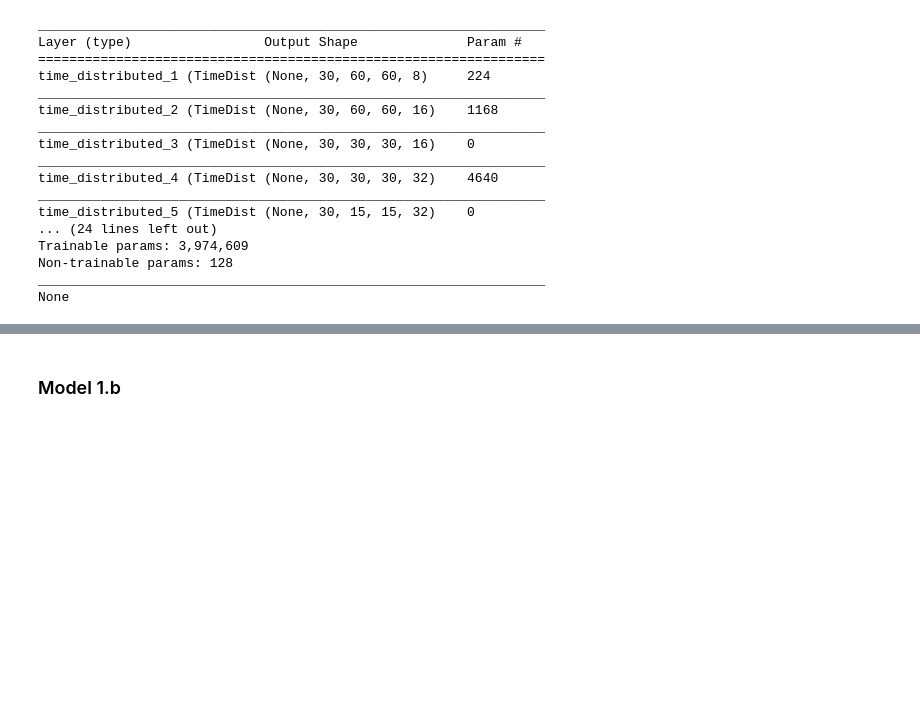
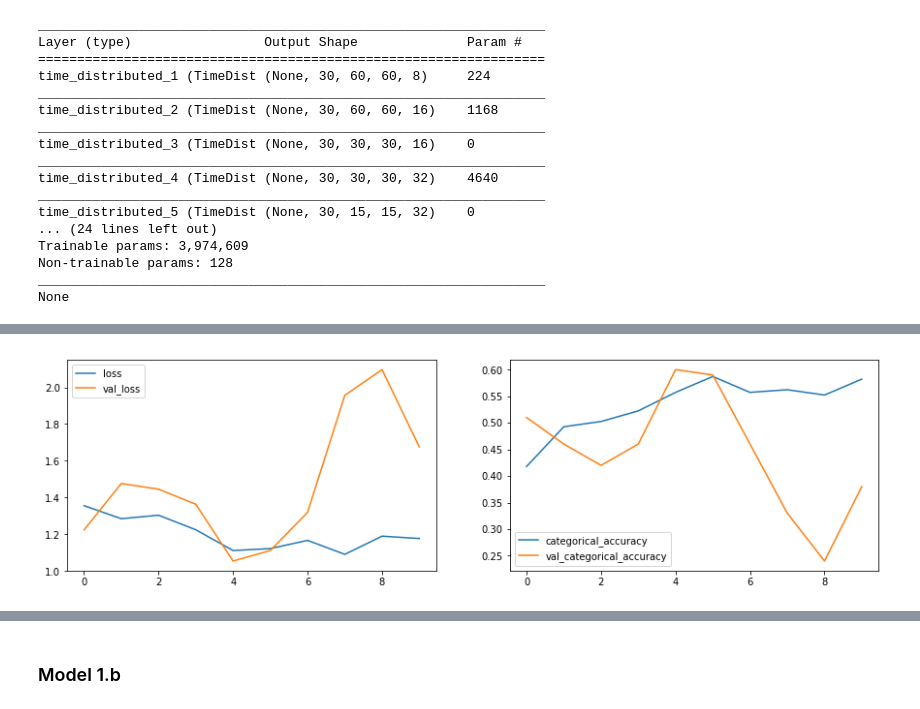
Before and after one commit to acamit/DataScience, a Jupyter notebook: Deep Learning/Gesture Recognition/Neural_Nets_Project_Starter_Code.ipynb, the cells around one changed output, grey strips where cells are left out. Cells and saved outputs as stored; diff of their text form; code cells hidden in the pictures; blank space fills up the shorter version.

```diff
--- a/Deep Learning/Gesture Recognition/Neural_Nets_Project_Starter_Code.ipynb
+++ b/Deep Learning/Gesture Recognition/Neural_Nets_Project_Starter_Code.ipynb
@@ -272,6 +222,6 @@ def fetch_batchdata(source_path, folder_list, batch_num, batch_size, t,validatio
 # %%
 # wrapper generator function. it supports ablation experiment and a flag to decide between training and validation folder
-def generator(source_path, folder_list, batch_size, validation=False,ablation=None, augmentData=True):
+def generator(source_path, folder_list, batch_size, validation=False,ablation=None):
     print( 'Source path = ', source_path, '; batch size =', batch_size)
     if(ablation!=None):
         folder_list=folder_list[:ablation]
@@ -280,20 +230,13 @@ def generator(source_path, folder_list, batch_size, validation=False,ablation=No
         num_batches = len(folder_list)//batch_size # calculate the number of batches
         for batch in range(num_batches): # we iterate over the number of batches
             # you yield the batch_data and the batch_labels, remember what does yield do
-            if(augmentData):
-                yield fetch_aug_batchdata(source_path, folder_list, batch, batch_size, t,validation)
-            else:
-                yield fetch_batchdata(source_path, folder_list, batch, batch_size, t,validation)
 
-
+            yield fetch_aug_batchdata(source_path, folder_list, batch, batch_size, t,validation)
 
         # Code for the remaining data points which are left after full batches
         if (len(folder_list) != batch_size*num_batches):
             batch_size = len(folder_list) - (batch_size*num_batches)
-            if(augmentData):
-                yield fetch_aug_batchdata(source_path, folder_list, batch, batch_size, t,validation)
-            else:
-                yield fetch_batchdata(source_path, folder_list, batch, batch_size, t,validation)
+            yield fetch_aug_batchdata(source_path, folder_list, batch, batch_size, t,validation)
 # %% [markdown]
 Note here that a video is represented above in the generator as (number of images, height, width, number of channels). Take this into consideration while creating the model architecture.
 # %%
@@ -315,6 +258,17 @@ classes= 5 # output classes
 # training sequences = 663
 # validation sequences = 100
 # epochs = 10
+# %%
+# function to plot performance of model
+def plot(history):
+    fig, axes = plt.subplots(nrows=1, ncols=2, figsize=(15,4))
+    axes[0].plot(history.history['loss'])
+    axes[0].plot(history.history['val_loss'])
+    axes[0].legend(['loss','val_loss'])
+
+    axes[1].plot(history.history['categorical_accuracy'])
+    axes[1].plot(history.history['val_categorical_accuracy'])
+    axes[1].legend(['categorical_accuracy','val_categorical_accuracy'])
 # %% [markdown]
 ## Model
 Here you make the model using different functionalities that Keras provides. Remember to use `Conv3D` and `MaxPooling3D` and not `Conv2D` and `Maxpooling2D` for a 3D convolution model. You would want to use `TimeDistributed` while building a Conv2D + RNN model. Also remember that the last layer is the softmax. Design the network in such a way that the model is able to give good accuracy on the least number of parameters so that it can fit in the memory of the webcam.
@@ -404,8 +358,8 @@ checkpoint = ModelCheckpoint(filepath, save_best_only=True, monitor='val_loss',
 LR = ReduceLROnPlateau(monitor='val_loss', factor=0.001, patience=5, cooldown=4, verbose=1,mode='auto',epsilon=0.0001)# write the REducelronplateau code here
 callbacks_list = [checkpoint, LR]
 # %%
-train_generator = generator(train_path, train_doc, batch_size, augmentData=False)
-val_generator = generator(val_path, val_doc, batch_size)
+train_generator = generator(train_path, train_doc, batch_size,validation=True) # validation=True just prevents the augmentation of data
+val_generator = generator(val_path, val_doc, batch_size, validation=True)
 # %%
 if (num_train_sequences%batch_size) == 0:
     steps_per_epoch = int(num_train_sequences/batch_size)
@@ -417,6 +371,6 @@ if (num_val_sequences%batch_size) == 0:
 else:
     validation_steps = (num_val_sequences//batch_size) + 1
 # %%
-model.fit_generator(train_generator, steps_per_epoch=steps_per_epoch, epochs=num_epochs, verbose=1,
+model_history = model.fit_generator(train_generator, steps_per_epoch=steps_per_epoch, epochs=num_epochs, verbose=1,
                   callbacks=callbacks_list, validation_data=val_generator,
                   validation_steps=validation_steps, class_weight=None, workers=1, initial_epoch=0)
@@ -424,0 +395,4 @@ a
+# %%
+plot(model_history)
+# %% [output]
+[figure, added]
```
Also changed, not shown: parts of 49 cells of this notebook.
